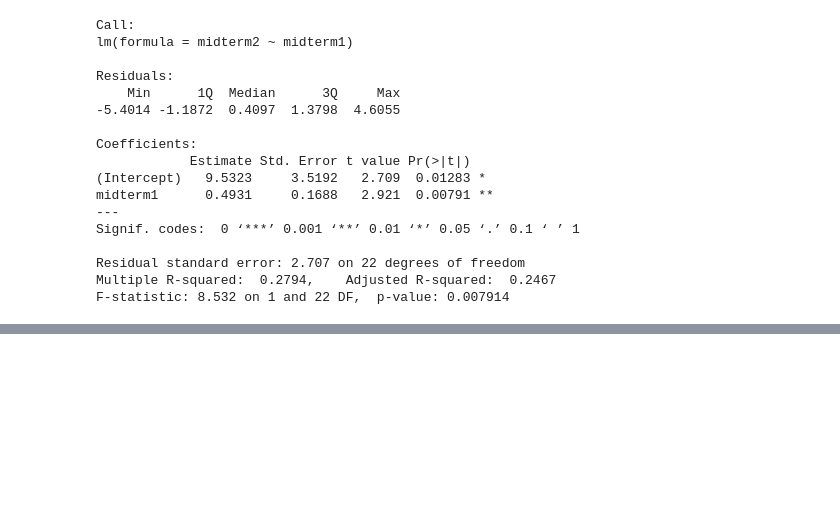
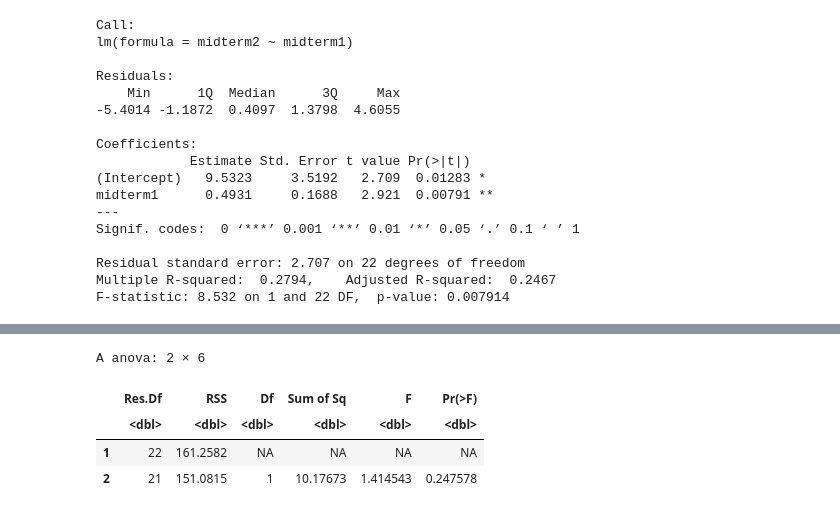
Before and after one commit to hyungsuktak/astro415, a Jupyter notebook: MLR.ipynb, the cells around one changed output, grey strips where cells are left out. Drawn from its saved outputs; the diff is of its cells as text; code cells hidden in the pictures; blank space fills up the shorter version.

```diff
--- a/MLR.ipynb
+++ b/MLR.ipynb
@@ -282,0 +299,8 @@ We note that this result is the same as the one we learned in the jupyter notebo
+# %%
+anova(res.back, res)
+# %% [output]
+A anova: 2 × 6
+|  | Res.Df | RSS | Df | Sum of Sq | F | Pr(>F) |
+|  | <dbl> | <dbl> | <dbl> | <dbl> | <dbl> | <dbl> |
+| 1 | 22 | 161.2582 | NA | NA | NA | NA |
+| 2 | 21 | 151.0815 | 1 | 10.17673 | 1.414543 | 0.247578 |
```
Also changed, not shown: parts of 3 cells of this notebook.
